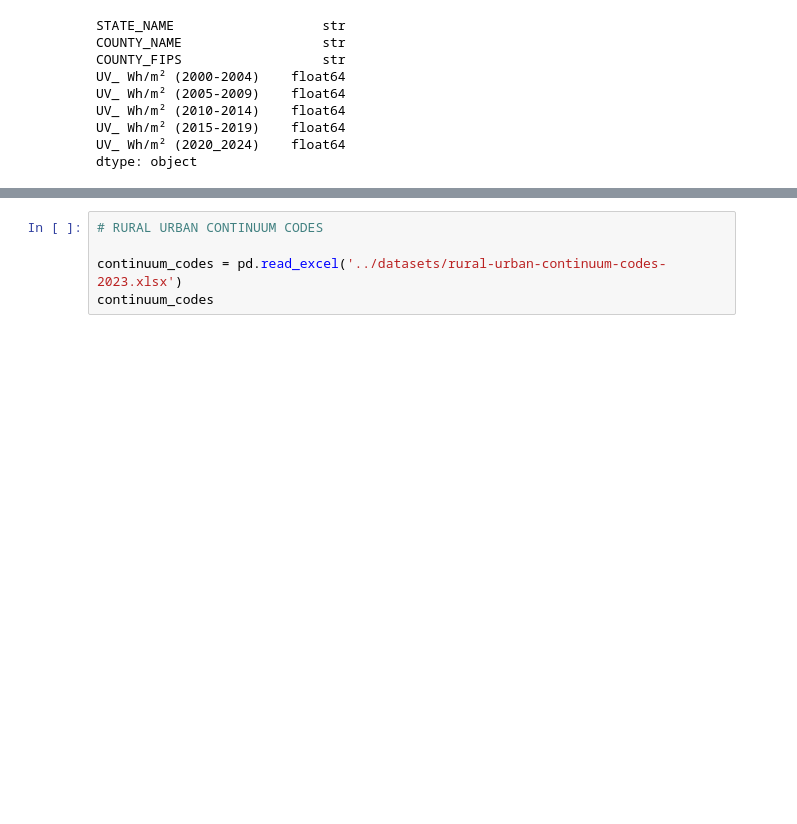
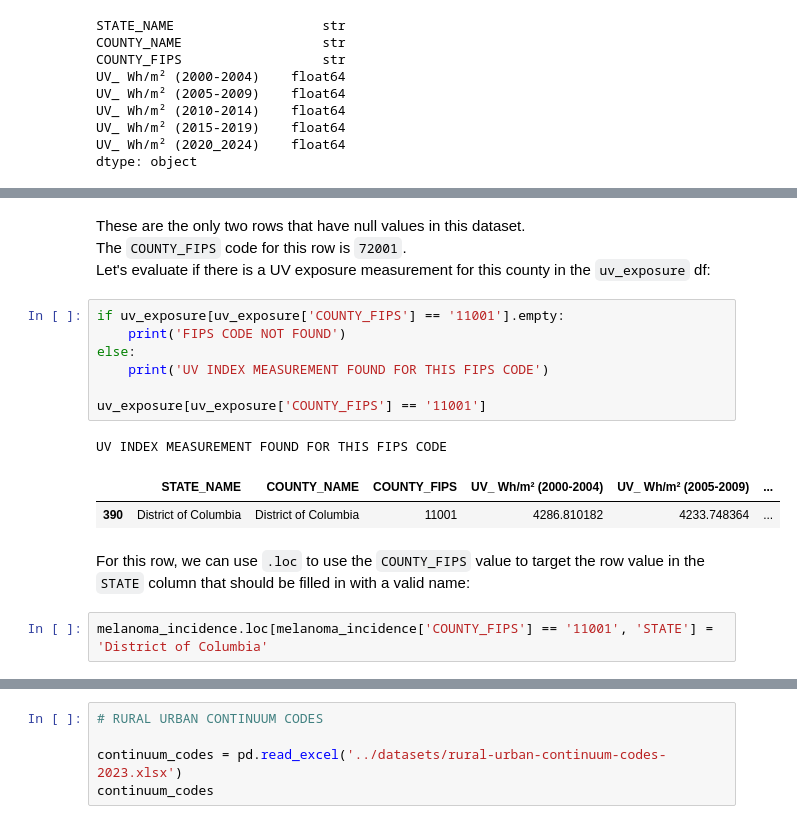
Before and after one commit to brytner/uv-exposure-melanoma-incidence-analysis, a Jupyter notebook: notebook/uv-exposure-melanoma-incidence-analysis.ipynb, the cells around one changed output, grey strips where cells are left out. Cells and saved outputs as stored; diff of their text form; blank space fills up the shorter version.

```diff
--- a/notebook/uv-exposure-melanoma-incidence-analysis.ipynb
+++ b/notebook/uv-exposure-melanoma-incidence-analysis.ipynb
@@ -97,0 +143,19 @@ dtype: float64
+# %% [markdown]
+These are the only two rows that have null values in this dataset. <br>
+The `COUNTY_FIPS` code for this row is `72001`.<br>
+Let's evaluate if there is a UV exposure measurement for this county in the `uv_exposure` df:<br>
+# %%
+if uv_exposure[uv_exposure['COUNTY_FIPS'] == '11001'].empty:
+    print('FIPS CODE NOT FOUND')
+else:
+    print('UV INDEX MEASUREMENT FOUND FOR THIS FIPS CODE')
+
+uv_exposure[uv_exposure['COUNTY_FIPS'] == '11001']
+# %% [output]
+UV INDEX MEASUREMENT FOUND FOR THIS FIPS CODE
+|  | STATE_NAME | COUNTY_NAME | COUNTY_FIPS | UV_ Wh/m² (2000-2004) | UV_ Wh/m² (2005-2009) | ... |
+| 390 | District of Columbia | District of Columbia | 11001 | 4286.810182 | 4233.748364 | ... |
+# %% [markdown]
+For this row, we can use `.loc` to use the `COUNTY_FIPS` value to target the row value in the `STATE` column that should be filled in with a valid name:
+# %%
+melanoma_incidence.loc[melanoma_incidence['COUNTY_FIPS'] == '11001', 'STATE'] =  'District of Columbia'
```
Also changed, not shown: parts of 18 cells of this notebook.
